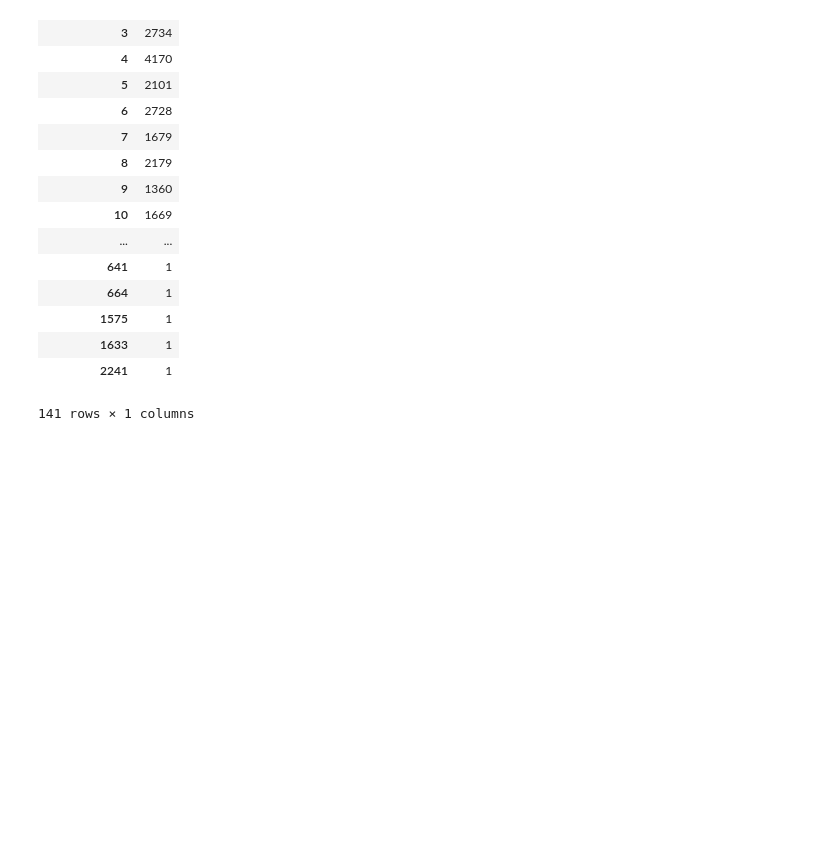
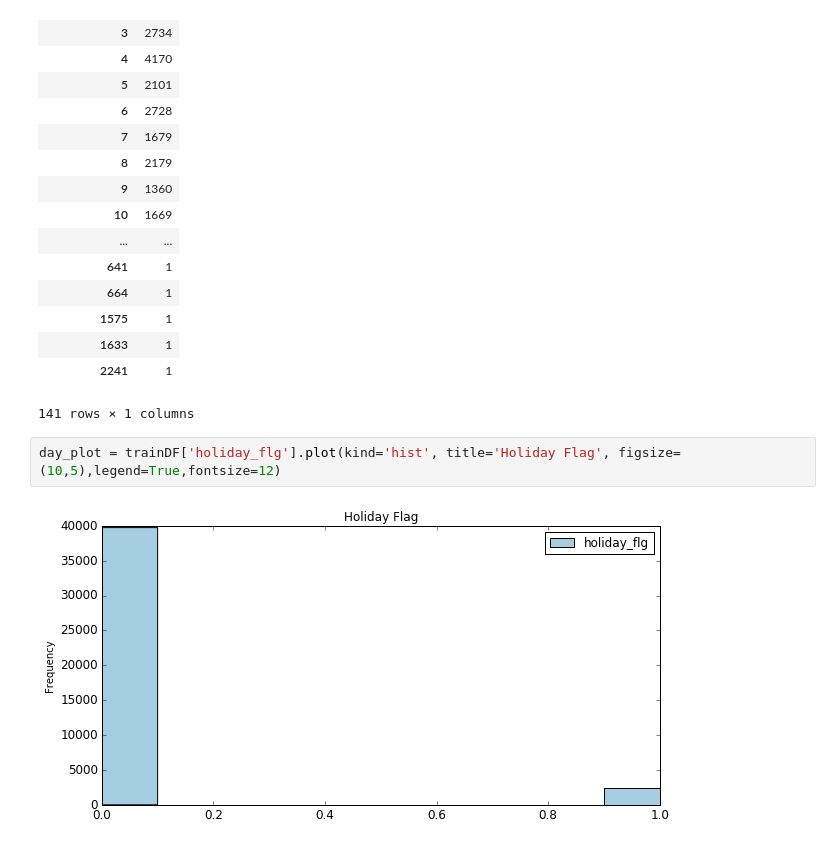
Before and after one commit to jieunyoo/kaggle-recruit-restaurant-predictions, a Jupyter notebook: 03-data-visualization.ipynb, the cells around one changed output. Saved outputs shown, nothing was run; the diff lists cells and outputs as text; blank space fills up the shorter version.

```diff
--- a/03-data-visualization.ipynb
+++ b/03-data-visualization.ipynb
@@ -100,3 +102,7 @@ pd.crosstab(index=trainDF['reserve_visitors'],columns="count")
 | 1633 | 1 |
 | 2241 | 1 |
 141 rows × 1 columns
+# %%
+day_plot = trainDF['holiday_flg'].plot(kind='hist', title='Holiday Flag', figsize=(10,5),legend=True,fontsize=12)
+# %% [output]
+[figure, added]
```
Also changed, not shown: parts of 6 cells of this notebook.
